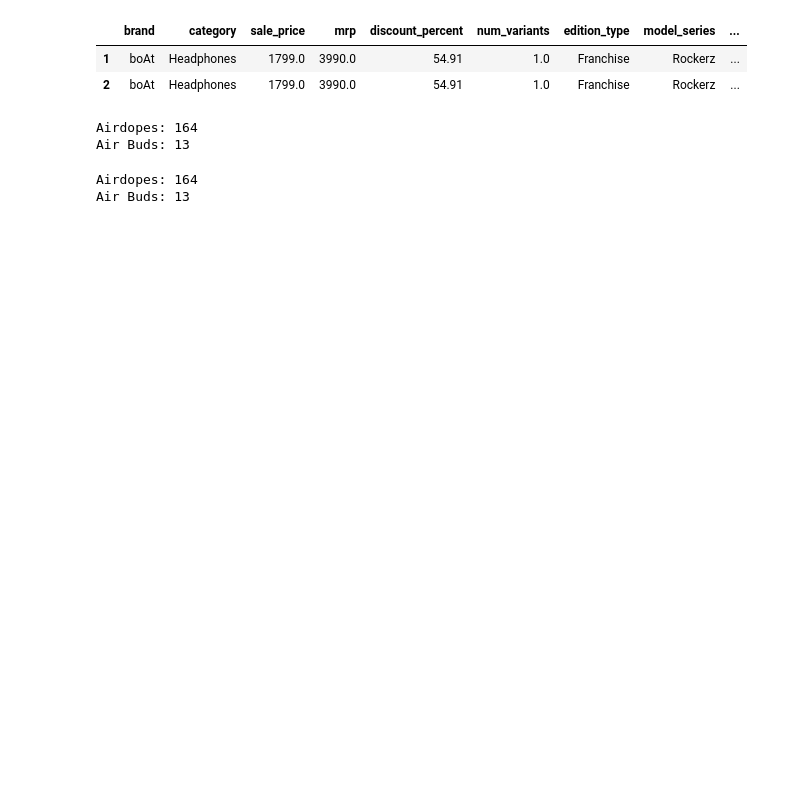
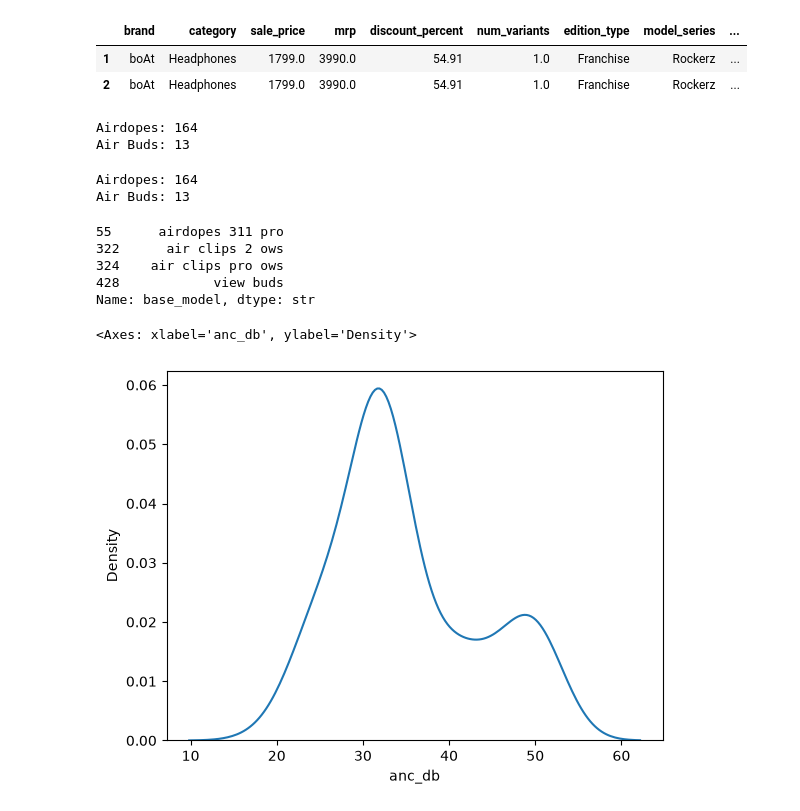
Before and after one commit to SumitYesade22/Boat_vs_noise_datacleaning, a Jupyter notebook: eda.ipynb, the cells around one changed output. Drawn from its saved outputs; the diff is of its cells as text; code cells hidden in the pictures; blank space fills up the shorter version.

```diff
--- a/eda.ipynb
+++ b/eda.ipynb
@@ -2574,0 +2583,17 @@ Air Buds: 13
+# %%
+df[df['has_anc']==True & df['anc_db'].isna()]['base_model']
+# %% [output]
+55      airdopes 311 pro
+322      air clips 2 ows
+324    air clips pro ows
+428            view buds
+Name: base_model, dtype: str
+# %%
+df.loc[[322,324],'has_anc']=False
+# %%
+df.loc[[55,428],'anc_db']=[32,32]
+# %%
+sns.kdeplot(data=df,x='anc_db')
+# %% [output]
+<Axes: xlabel='anc_db', ylabel='Density'>
+[figure, added]
```
Also changed, not shown: parts of 6 cells of this notebook, 1 other file.
